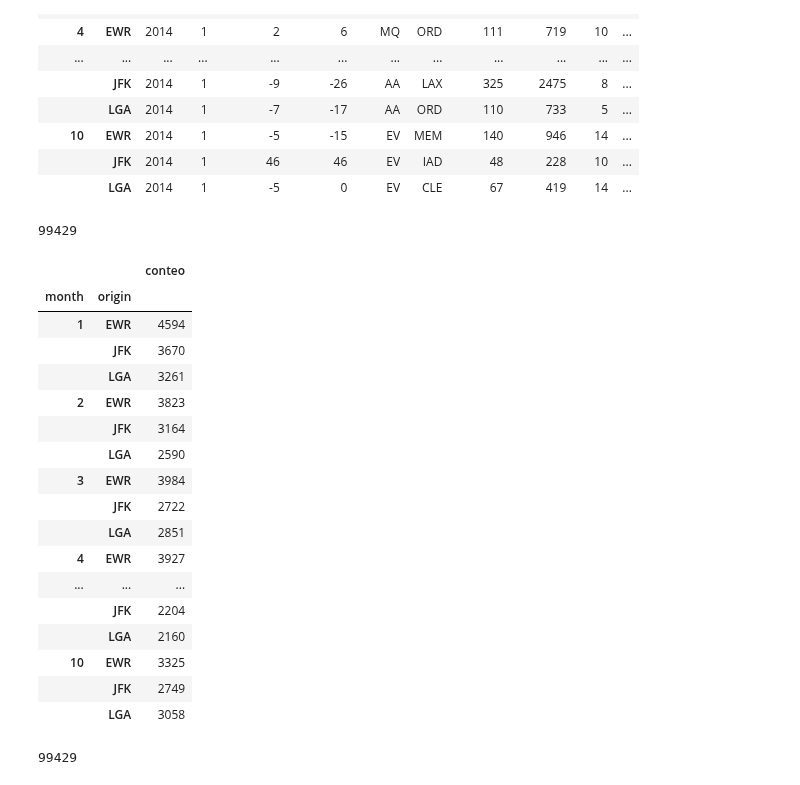
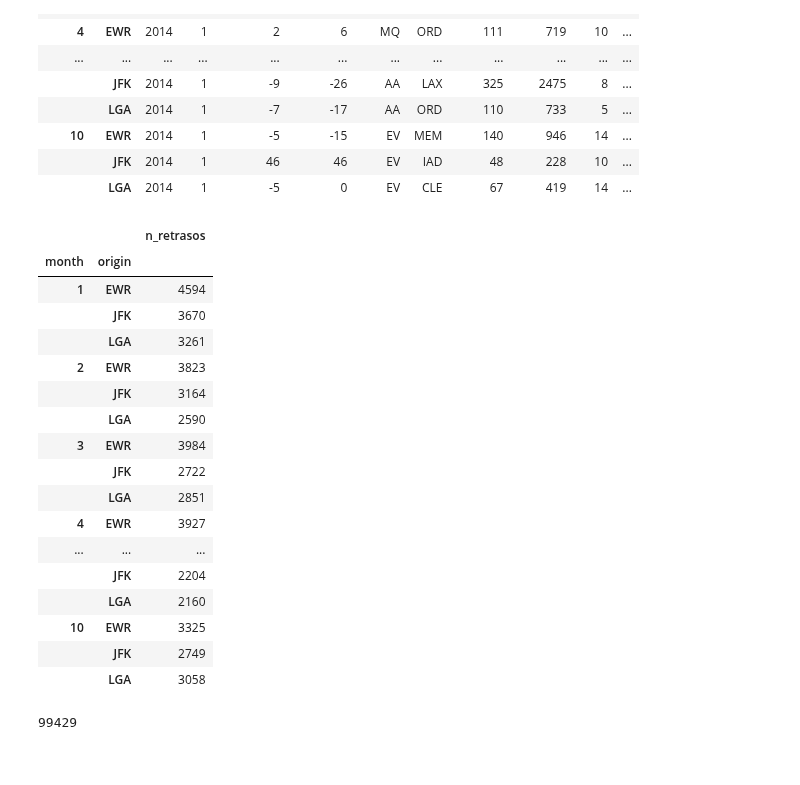
Before and after one commit to mtataytraining2/2_DataScience_Basics, a Jupyter notebook: Pandas/Pandas_dataframe_ejer_2.ipynb, the cells around one changed output. Cells and saved outputs as stored; diff of their text form; code cells hidden in the pictures.

```diff
--- a/Pandas/Pandas_dataframe_ejer_2.ipynb
+++ b/Pandas/Pandas_dataframe_ejer_2.ipynb
@@ -324,22 +324,17 @@ df.groupby(['month','origin']).first()
 # %%
 import pandas as pd
 # %%
-def delay_positivo(columna_delay):
+def contar_delay_positivo(columna_delay):
     contador=0
     for x in columna_delay:
         if x>0:
             contador=contador+1
     return contador
-# %%
-conteo_delay=df['dep_delay']
-delay_positivo(conteo_delay)
-# %% [output]
-99429
 # %%
-df2=df.groupby(['month','origin']).agg(conteo=('dep_delay',delay_positivo))
+df2=df.groupby(['month','origin']).agg(n_retrasos=('dep_delay',contar_delay_positivo))
 df2
 # %% [output]
-|  |  | conteo |
+|  |  | n_retrasos |
 | month | origin |  |
 | 1 | EWR | 4594 |
 |  | JFK | 3670 |
```
Also changed, not shown: parts of 18 cells of this notebook.
